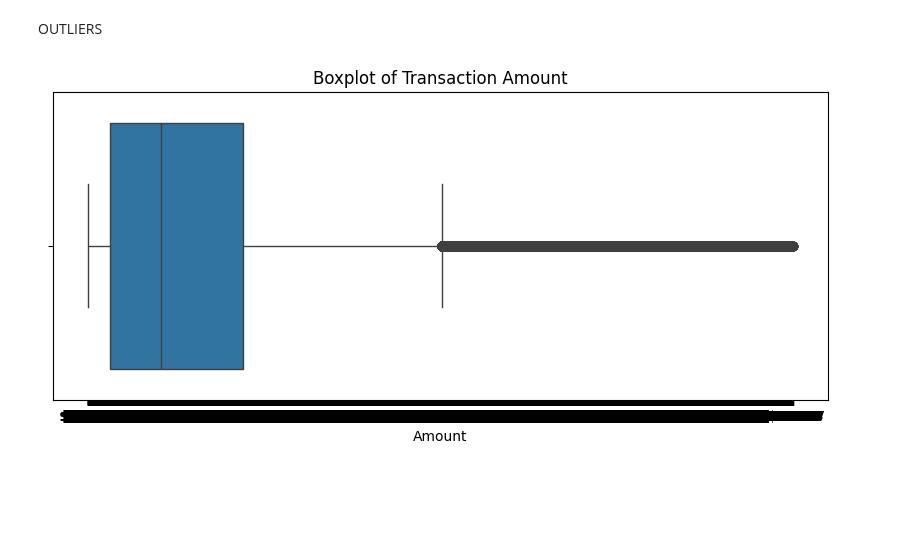
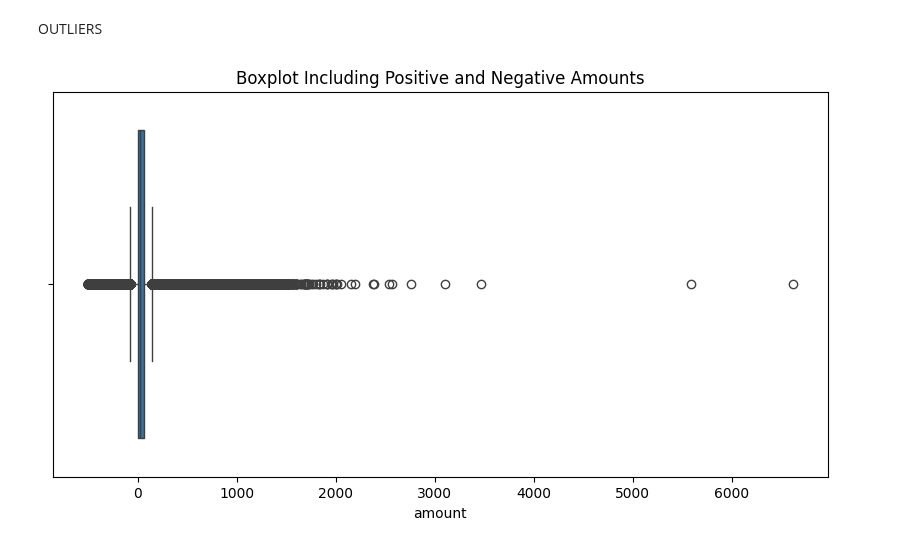
Before and after one commit to journalss2002-gif/DataMining-Fall2025-Project, a Jupyter notebook: data_cleaning.ipynb, the cells around one changed output. Saved outputs shown, nothing was run; the diff lists cells and outputs as text; code cells hidden in the pictures; blank space fills up the shorter version.

```diff
--- a/data_cleaning.ipynb
+++ b/data_cleaning.ipynb
@@ -126,7 +129,7 @@ df_labeled[money_cols].head()
 | 4 | 82.00 | 10676.0 | 16892.0 | 34441.0 | 907.0 |
 # %%
 #convert date to datetime
-df_labeled["date"] = pd.to_datetime(df_master["date"])
+df_labeled["date"] = pd.to_datetime(df_labeled["date"])
 df_labeled["date"].head()
 # %% [output]
 0   2019-01-01 00:02:00
@@ -145,13 +148,6 @@ Please provide only the mapping code.
 # %%
 # Convert fraud: Yes/No → 1/0
 df_labeled["fraud"] = df_labeled["fraud"].map({"No": 0, "Yes": 1})
-# %%
-# Convert has_chip: YES/NO → 1/0
-df_labeled["has_chip"] = (
-    df_labeled["has_chip"]
-    .astype(str).str.strip().str.upper()
-    .map({"YES": 1, "NO": 0})
-)
 # %%
 # Convert card_on_dark_web: Yes/No → 1/0
 df_labeled["card_on_dark_web"] = (
@@ -208,8 +201,7 @@ import seaborn as sns
-# %%
-plt.figure(figsize=(10,4))
-sns.boxplot(x=df_master["amount"])
-plt.title("Boxplot of Transaction Amount")
-plt.xlabel("Amount")
-plt.show()
-# %% [output]
-[figure, removed]
+# %%
+plt.figure(figsize=(10,5))
+sns.boxplot(x=df_labeled["amount"])
+plt.title("Boxplot Including Positive and Negative Amounts")
+plt.show()
+# %% [output]
+[figure, added]
```
Also changed, not shown: parts of 23 cells of this notebook, 1 other file.
